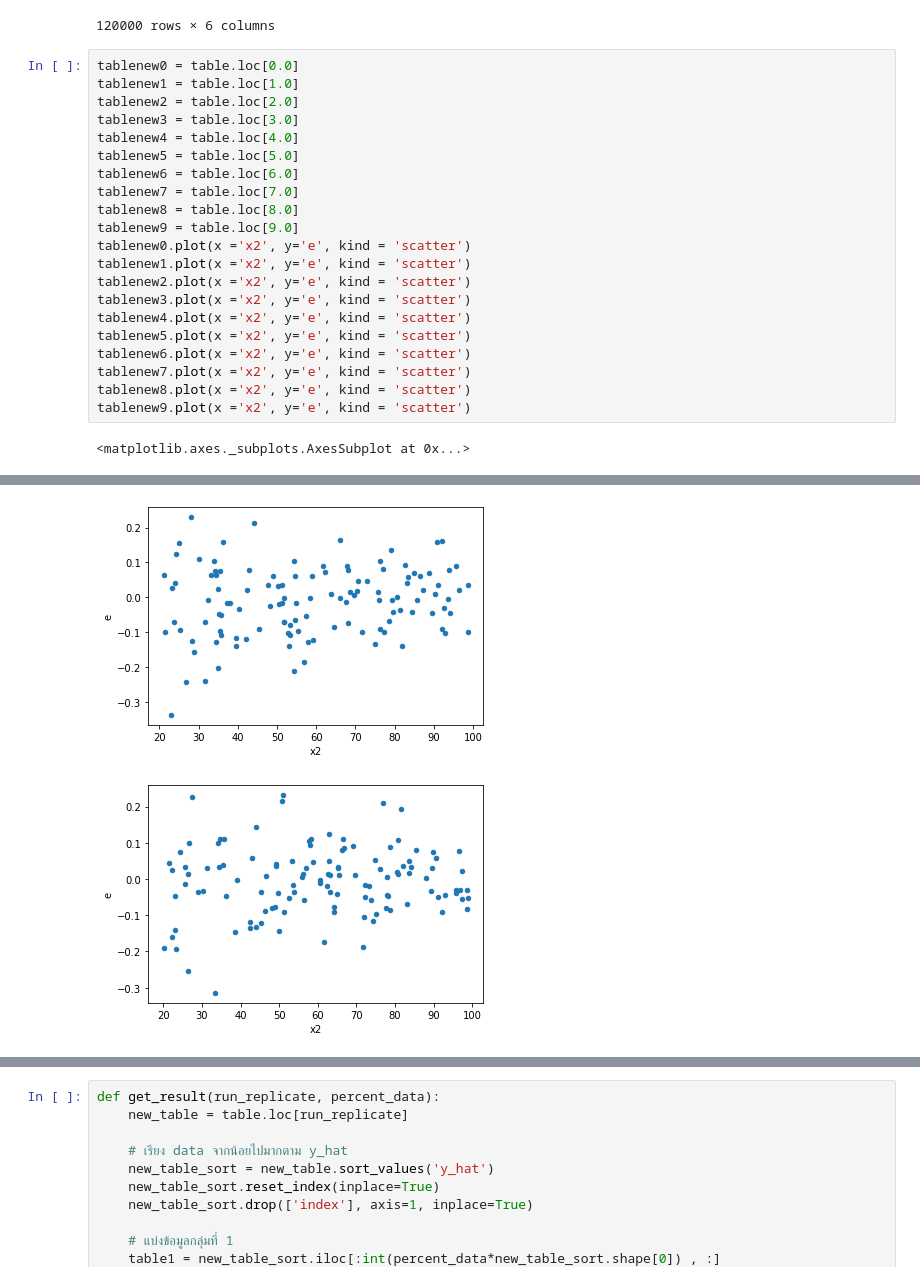
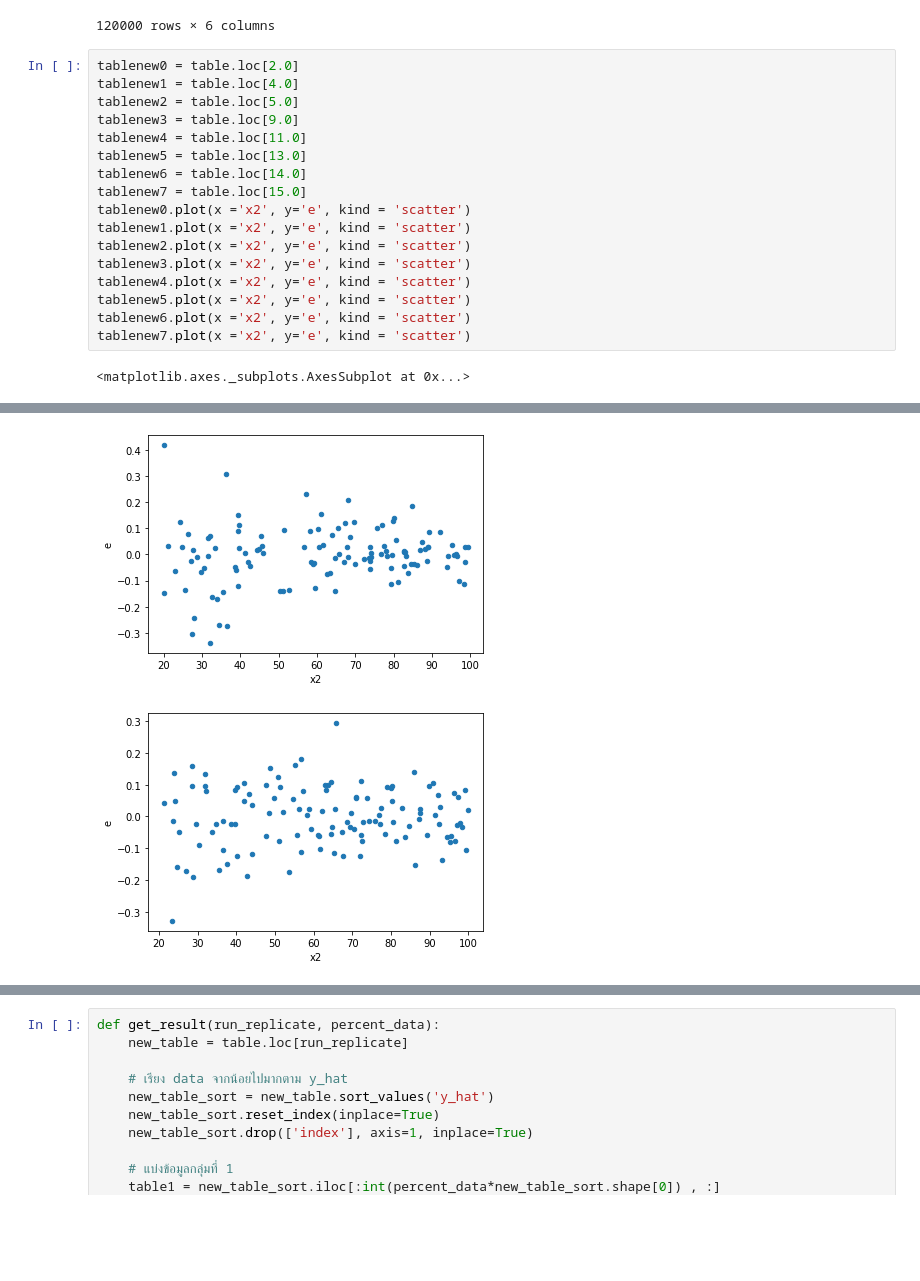
Before and after one commit to iam-fern/Generate_addition_2X, a Jupyter notebook: GQtest_data(y_hat)_add_delta_(_1_2)_n120_01.ipynb, the cells around one changed output, grey strips where cells are left out. Drawn from its saved outputs; the diff is of its cells as text; blank space fills up the shorter version.

```diff
--- a/GQtest_data(y_hat)_add_delta_(_1_2)_n120_01.ipynb
+++ b/GQtest_data(y_hat)_add_delta_(_1_2)_n120_01.ipynb
@@ -136,16 +136,14 @@ table
 |  | 119.0 | 69.561792 | 39.131138 | 0.034418 | 118.727348 | 118.683800 | 0.043548 |
 120000 rows × 6 columns
 # %%
-tablenew0 = table.loc[0.0]
-tablenew1 = table.loc[1.0]
-tablenew2 = table.loc[2.0]
-tablenew3 = table.loc[3.0]
-tablenew4 = table.loc[4.0]
-tablenew5 = table.loc[5.0]
-tablenew6 = table.loc[6.0]
-tablenew7 = table.loc[7.0]
-tablenew8 = table.loc[8.0]
-tablenew9 = table.loc[9.0]
+tablenew0 = table.loc[2.0]
+tablenew1 = table.loc[4.0]
+tablenew2 = table.loc[5.0]
+tablenew3 = table.loc[9.0]
+tablenew4 = table.loc[11.0]
+tablenew5 = table.loc[13.0]
+tablenew6 = table.loc[14.0]
+tablenew7 = table.loc[15.0]
 tablenew0.plot(x ='x2', y='e', kind = 'scatter')
 tablenew1.plot(x ='x2', y='e', kind = 'scatter')
 tablenew2.plot(x ='x2', y='e', kind = 'scatter')
@@ -154,7 +152,5 @@ tablenew4.plot(x ='x2', y='e', kind = 'scatter')
 tablenew5.plot(x ='x2', y='e', kind = 'scatter')
 tablenew6.plot(x ='x2', y='e', kind = 'scatter')
 tablenew7.plot(x ='x2', y='e', kind = 'scatter')
-tablenew8.plot(x ='x2', y='e', kind = 'scatter')
-tablenew9.plot(x ='x2', y='e', kind = 'scatter')
 # %% [output]
 <matplotlib.axes._subplots.AxesSubplot at 0x...>
@@ -165,2 +161,2 @@ tablenew9.plot(x ='x2', y='e', kind = 'scatter')
-[figure, old version]
+[figure, new version]
-[figure, old version]
+[figure, new version]
```
Also changed, not shown: parts of 1 cell of this notebook.
